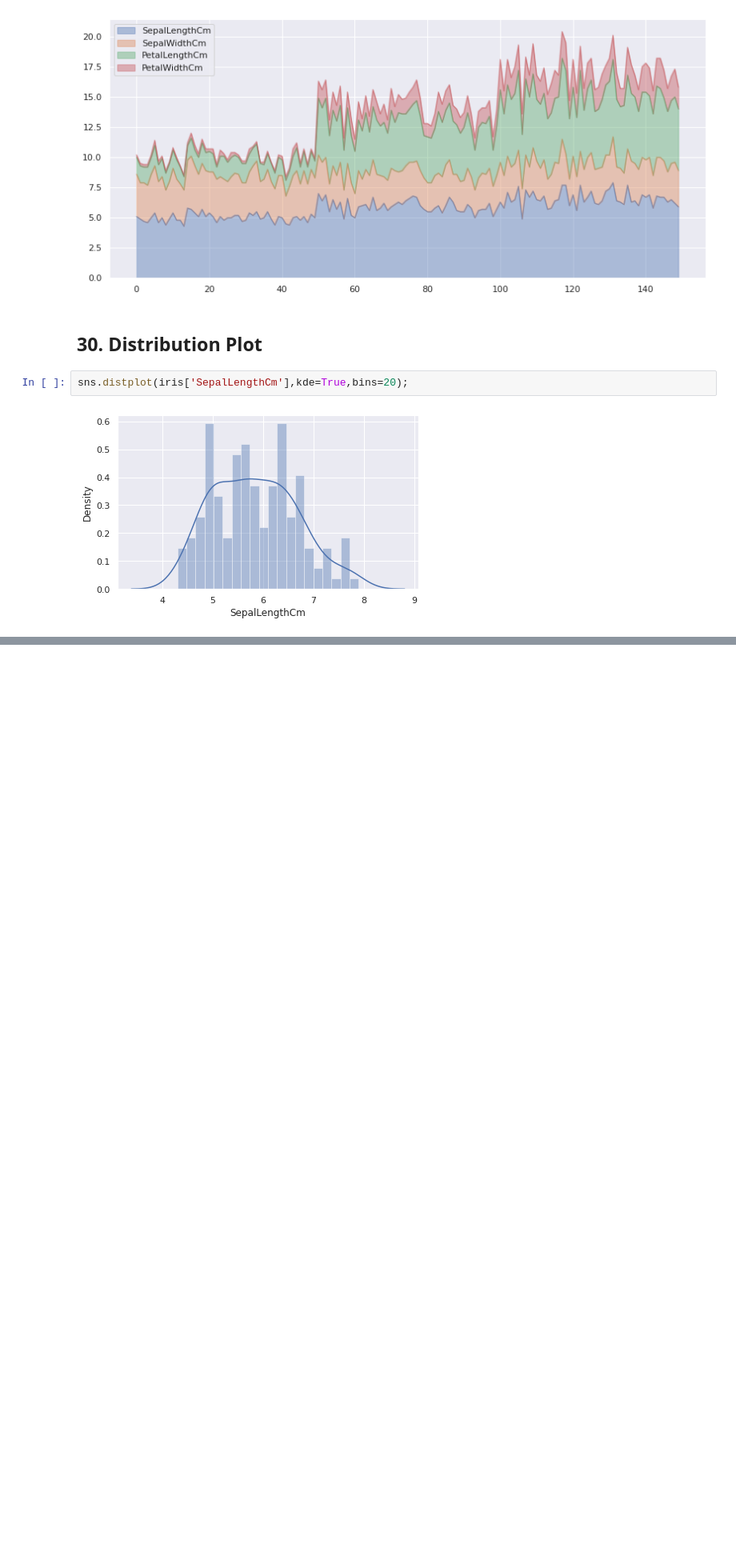
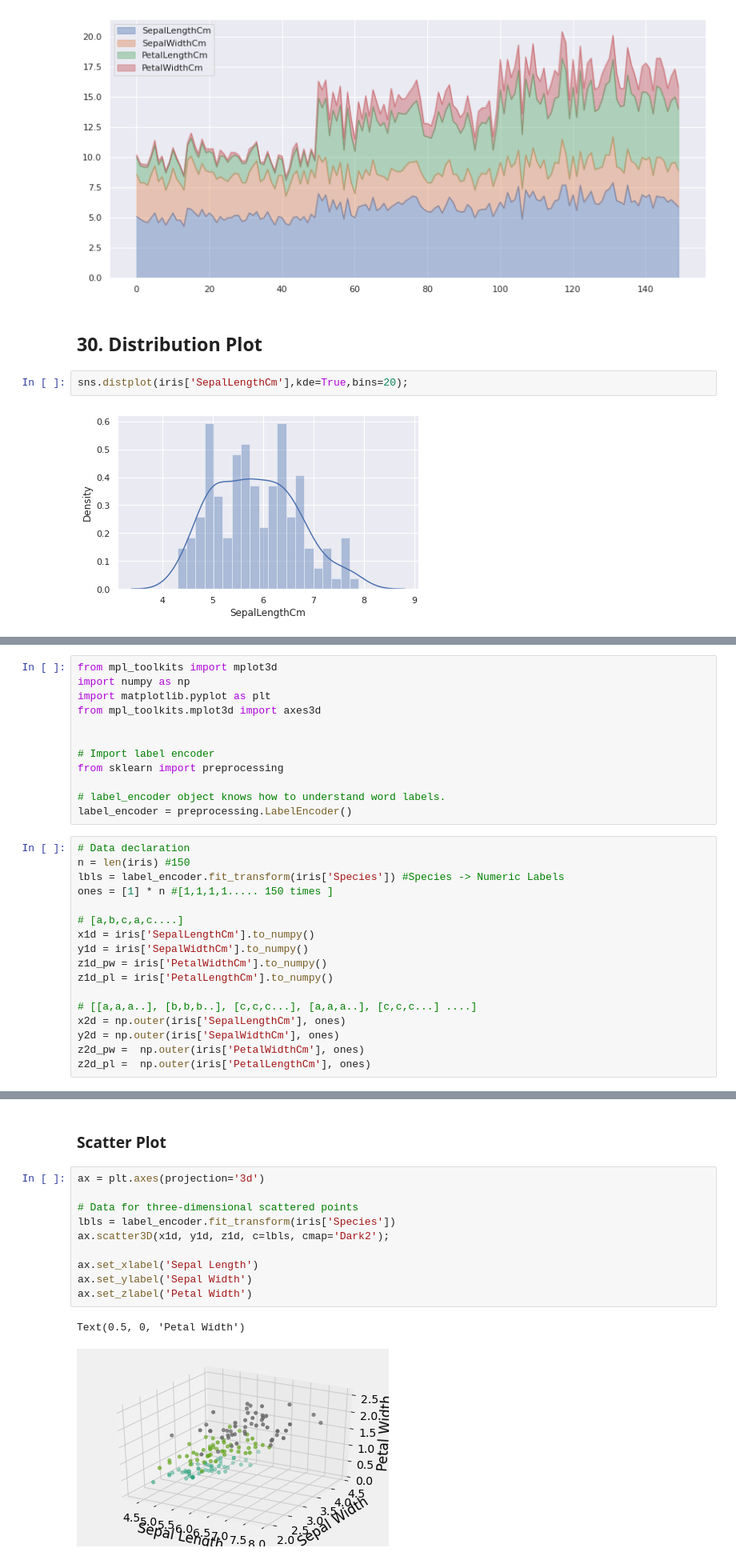
Before and after one commit to Kabiirk/seaborn_data_viz_guide, a Jupyter notebook: data_viz_iris.ipynb, the cells around one changed output, grey strips where cells are left out. Shown at 80% size. Saved outputs shown, nothing was run; the diff lists cells and outputs as text; blank space fills up the shorter version.

```diff
--- a/data_viz_iris.ipynb
+++ b/data_viz_iris.ipynb
@@ -541,0 +532,29 @@ sns.distplot(iris['SepalLengthCm'],kde=True,bins=20);
+# %%
+from mpl_toolkits import mplot3d
+import numpy as np
+import matplotlib.pyplot as plt
+from mpl_toolkits.mplot3d import axes3d
+
+
+# Import label encoder
+from sklearn import preprocessing
+
+# label_encoder object knows how to understand word labels.
+label_encoder = preprocessing.LabelEncoder()
+# %%
+# Data declaration
+n = len(iris) #150
+lbls = label_encoder.fit_transform(iris['Species']) #Species -> Numeric Labels
+ones = [1] * n #[1,1,1,1..... 150 times ]
+
+# [a,b,c,a,c....]
+x1d = iris['SepalLengthCm'].to_numpy()
+y1d = iris['SepalWidthCm'].to_numpy()
+z1d_pw = iris['PetalWidthCm'].to_numpy()
+z1d_pl = iris['PetalLengthCm'].to_numpy()
+
+# [[a,a,a..], [b,b,b..], [c,c,c...], [a,a,a..], [c,c,c...] ....]
+x2d = np.outer(iris['SepalLengthCm'], ones)
+y2d = np.outer(iris['SepalWidthCm'], ones)
+z2d_pw =  np.outer(iris['PetalWidthCm'], ones)
+z2d_pl =  np.outer(iris['PetalLengthCm'], ones)
@@ -541,0 +624,15 @@ sns.distplot(iris['SepalLengthCm'],kde=True,bins=20);
+# %% [markdown]
+### **Scatter Plot**
+# %%
+ax = plt.axes(projection='3d')
+
+# Data for three-dimensional scattered points
+lbls = label_encoder.fit_transform(iris['Species'])
+ax.scatter3D(x1d, y1d, z1d, c=lbls, cmap='Dark2');
+
+ax.set_xlabel('Sepal Length')
+ax.set_ylabel('Sepal Width')
+ax.set_zlabel('Petal Width')
+# %% [output]
+Text(0.5, 0, 'Petal Width')
+[figure, added]
```
Also changed, not shown: parts of 16 cells of this notebook.
